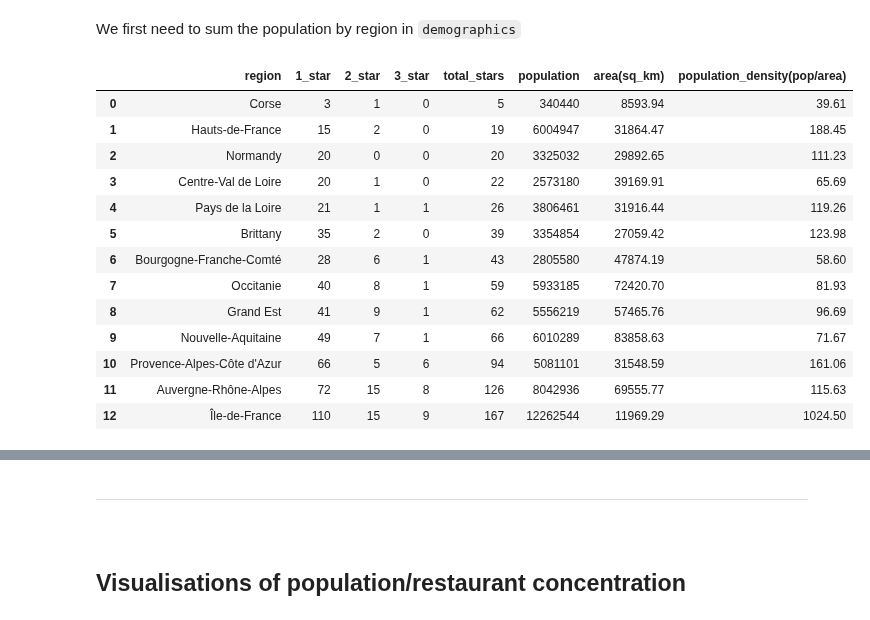
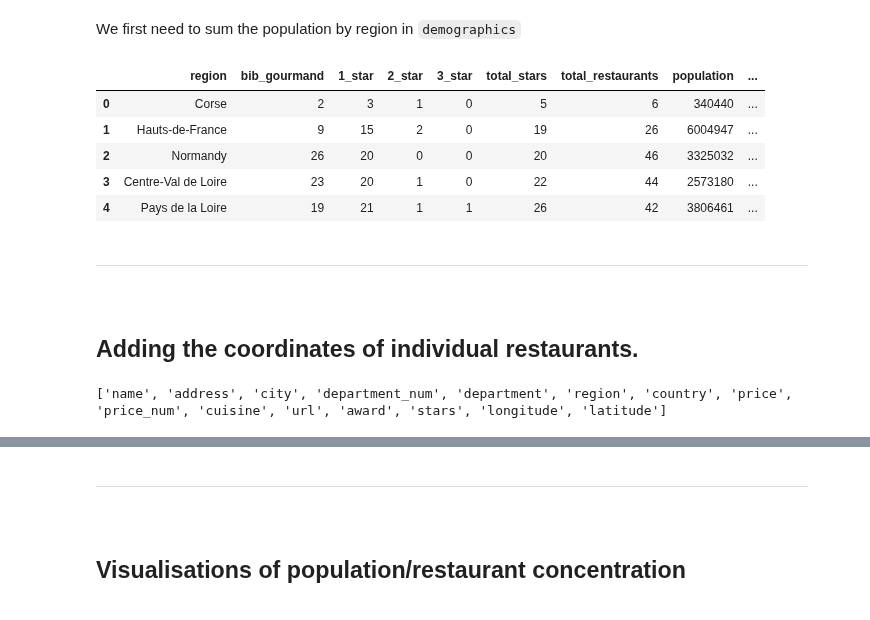
Before and after one commit to pineapple-bois/Michelin_Rated_Restaurants, a Jupyter notebook: Notebooks/France/France_Processing.ipynb, the cells around one changed output, grey strips where cells are left out. Saved outputs shown, nothing was run; the diff lists cells and outputs as text; code cells hidden in the pictures.

Commit message:
Merged restaurant, demographic and geographical data

```diff
--- a/Notebooks/France/France.ipynb
+++ b/Notebooks/France/France_Processing.ipynb
@@ -286,7 +313,7 @@ To visualise the demographics data, we require a GeoJSON file of the departmenta
 Credit: [gregoiredavid.github](https://github.com/gregoiredavid/france-geojson)
 # %%
 # Load the GeoJSON file
-gdf = gpd.read_file('../../data/France/departements.geojson')
+gdf = gpd.read_file('../../data/France/Geodata/departements.geojson')
 gdf.head()
 # %% [output]
 |  | code | nom | geometry |
@@ -486,11 +404,13 @@ Region: Île-de-France
 &nbsp;
 ## Grouping restaurants by `department` and `region` based on the number of Michelin stars.
 # %%
-france_data = france_data.copy()
+# We create a copy
+france_data_copy = france_data.copy()
 
-# Create dummy variables for each category of 'stars'
-france_data['1_star'] = france_data['stars'].apply(lambda x: 1 if x == 1.0 else 0)
-france_data['2_star'] = france_data['stars'].apply(lambda x: 1 if x == 2.0 else 0)
-france_data['3_star'] = france_data['stars'].apply(lambda x: 1 if x == 3.0 else 0)
+# Create dummy variables for each category of 'star'
+france_data_copy['bib_gourmand'] = france_data_copy['stars'].apply(lambda x: 1 if x == 0.5 else 0)
+france_data_copy['1_star'] = france_data_copy['stars'].apply(lambda x: 1 if x == 1.0 else 0)
+france_data_copy['2_star'] = france_data_copy['stars'].apply(lambda x: 1 if x == 2.0 else 0)
+france_data_copy['3_star'] = france_data_copy['stars'].apply(lambda x: 1 if x == 3.0 else 0)
 # %% [markdown]
 #### By `region`
@@ -497,0 +418,6 @@ We sort the data by total number of stars and by number of starred restaurants
+# %%
+# Group by 'region' and sum 'bib', '1_star', '2_star' and '3_star'
+region_grouped = france_data_copy.groupby('region')[['bib_gourmand', '1_star', '2_star', '3_star']].sum()
+
+# Create a copy for plotting
+region_grouped_two = region_grouped.copy()
@@ -498,14 +426,10 @@ We sort the data by total number of stars and by number of starred restaurants
 # %%
-# Group by 'region' and sum '1_star', '2_star' and '3_star'
-region_grouped = france_data.groupby('region')[['1_star', '2_star', '3_star']].sum()
-# Create a cop for plotting
-region_grouped_two = region_grouped.copy()
+# Create a 'total_ star' column - sum of stars
+# Individual stars are summed here. ie, If 2 star then stars = 2
+region_grouped['total_stars'] = region_grouped['1_star']*1 + region_grouped['2_star']*2 + region_grouped['3_star']*3
+# Create a 'total' column = sum of restaurants
+region_grouped['total_restaurants'] = region_grouped['bib_gourmand'] + region_grouped['1_star'] +\
+                                        region_grouped['2_star'] + region_grouped['3_star']
 
-# Create a 'total' column - sum of stars
-region_grouped['total_stars'] = region_grouped['1_star']*1 + region_grouped['2_star']*2 + region_grouped['3_star']*3
-# Create a 'total' column - sum of restaurants
-region_grouped_two['total'] = region_grouped_two['1_star'] + region_grouped['2_star'] + region_grouped['3_star']
-
-# Sort the dataframes by the 'total' and 'total_stars' columns in descending order
+# Sort the dataframe by the 'total_stars' column in descending order
 region_grouped.sort_values('total_stars', ascending=True, inplace=True)
-region_grouped_two.sort_values('total', ascending=True, inplace=True)
@@ -707,19 +665,20 @@ grouped_demographics['region'] = grouped_demographics['region'].replace('Corsica
 # %%
 # Merge demographics data with department data
 regional_data = region_grouped.merge(grouped_demographics, how='inner', on='region')
-regional_data
+
+regional_data.head()
 # %% [output]
-|  | region | 1_star | 2_star | 3_star | total_stars | population | area(sq_km) | population_density(pop/area) |
-| 0 | Corse | 3 | 1 | 0 | 5 | 340440 | 8593.94 | 39.61 |
-| 1 | Hauts-de-France | 15 | 2 | 0 | 19 | 6004947 | 31864.47 | 188.45 |
-| 2 | Normandy | 20 | 0 | 0 | 20 | 3325032 | 29892.65 | 111.23 |
-| 3 | Centre-Val de Loire | 20 | 1 | 0 | 22 | 2573180 | 39169.91 | 65.69 |
-| 4 | Pays de la Loire | 21 | 1 | 1 | 26 | 3806461 | 31916.44 | 119.26 |
-| 5 | Brittany | 35 | 2 | 0 | 39 | 3354854 | 27059.42 | 123.98 |
-| 6 | Bourgogne-Franche-Comté | 28 | 6 | 1 | 43 | 2805580 | 47874.19 | 58.60 |
-| 7 | Occitanie | 40 | 8 | 1 | 59 | 5933185 | 72420.70 | 81.93 |
-| 8 | Grand Est | 41 | 9 | 1 | 62 | 5556219 | 57465.76 | 96.69 |
-| 9 | Nouvelle-Aquitaine | 49 | 7 | 1 | 66 | 6010289 | 83858.63 | 71.67 |
-| 10 | Provence-Alpes-Côte d'Azur | 66 | 5 | 6 | 94 | 5081101 | 31548.59 | 161.06 |
-| 11 | Auvergne-Rhône-Alpes | 72 | 15 | 8 | 126 | 8042936 | 69555.77 | 115.63 |
-| 12 | Île-de-France | 110 | 15 | 9 | 167 | 12262544 | 11969.29 | 1024.50 |
+|  | region | bib_gourmand | 1_star | 2_star | 3_star | total_stars | total_restaurants | population | ... |
+| 0 | Corse | 2 | 3 | 1 | 0 | 5 | 6 | 340440 | ... |
+| 1 | Hauts-de-France | 9 | 15 | 2 | 0 | 19 | 26 | 6004947 | ... |
+| 2 | Normandy | 26 | 20 | 0 | 0 | 20 | 46 | 3325032 | ... |
+| 3 | Centre-Val de Loire | 23 | 20 | 1 | 0 | 22 | 44 | 2573180 | ... |
+| 4 | Pays de la Loire | 19 | 21 | 1 | 1 | 26 | 42 | 3806461 | ... |
+# %% [markdown]
+----
+&nbsp;
+## Adding the coordinates of individual restaurants.
+# %%
+print(france_data.columns.tolist())
+# %% [output]
+['name', 'address', 'city', 'department_num', 'department', 'region', 'country', 'price', 'price_num', 'cuisine', 'url', 'award', 'stars', 'longitude', 'latitude']
```
Also changed, not shown: parts of 90 cells of this notebook.
